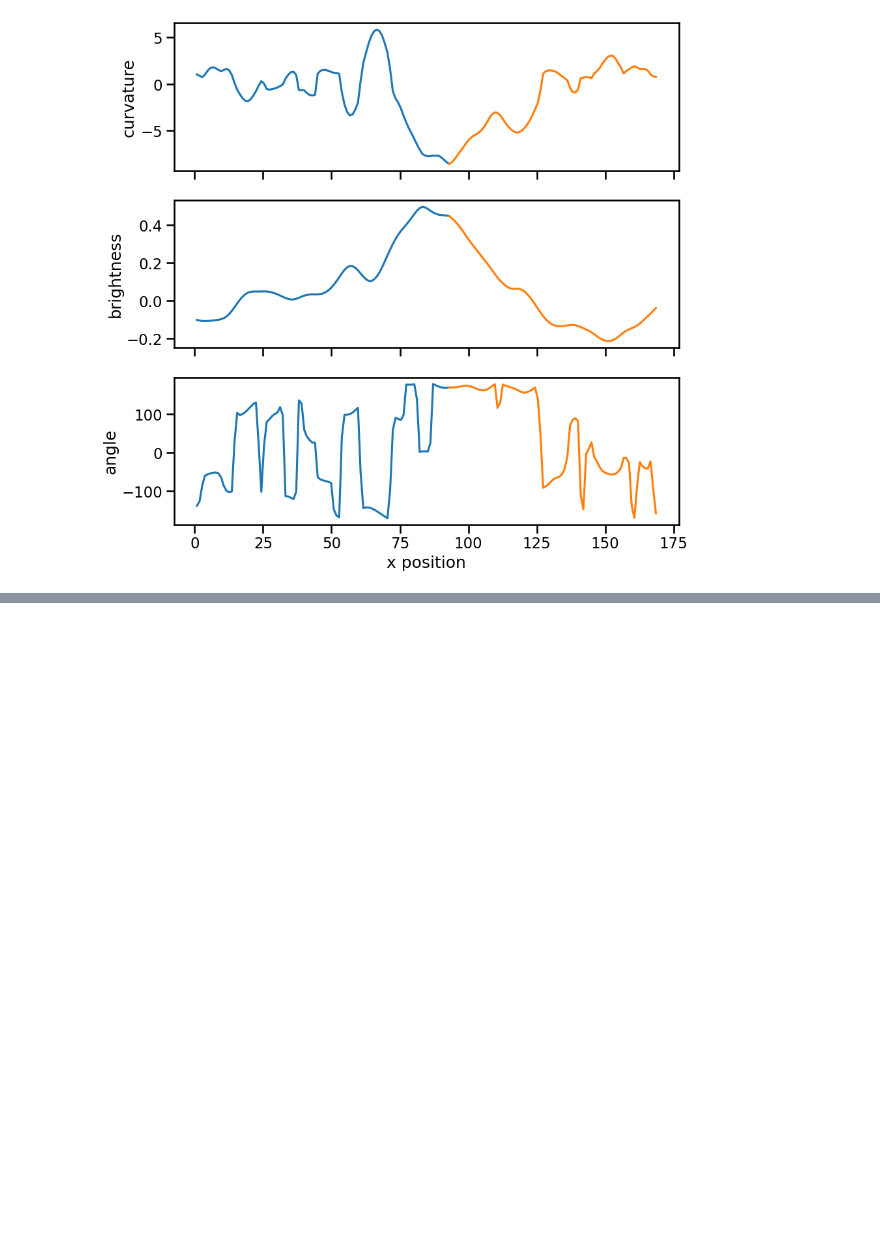
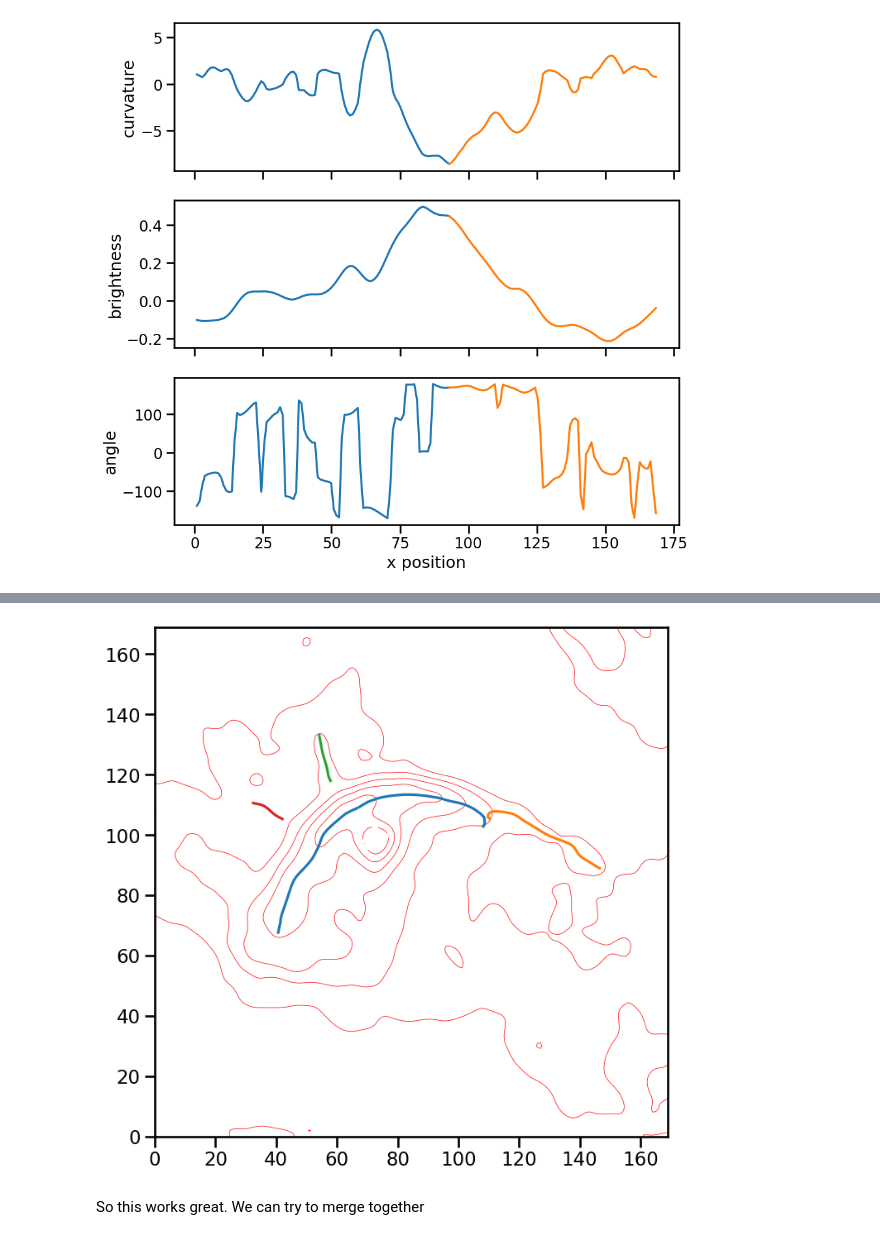
Before and after one commit to div-B-equals-0/ridge-trace, a Jupyter notebook: notebooks/design00.ipynb, the cells around one changed output, grey strips where cells are left out. Drawn from its saved outputs; the diff is of its cells as text; code cells hidden in the pictures; blank space fills up the shorter version.

```diff
--- a/notebooks/design00.ipynb
+++ b/notebooks/design00.ipynb
@@ -100,0 +120,5 @@ We are going to need a function to interpolate from the grid to an arbitrary poi
+# %%
+from contourpy import contour_generator
+cont_gen = contour_generator(z=np.where(mask, ic.grad1, np.nan), quad_as_tri=True)
+# %%
+lines = cont_gen.lines(0.0)
@@ -100,0 +127,3 @@ We are going to need a function to interpolate from the grid to an arbitrary poi
+# %%
+lines.sort(key=len, reverse=True)
+lines[:3]
@@ -100,0 +148,12 @@ We are going to need a function to interpolate from the grid to an arbitrary poi
+# %%
+fig, ax = plt.subplots(figsize=(8, 8))
+ax.contour(ic.image, levels=levels, colors="red", linewidths=0.5)
+for line in lines[:4]:
+    x, y = zip(*line)
+    ax.plot(x, y)
+
+...;
+# %% [output]
+[figure, added]
+# %% [markdown]
+So this works great. We can try to merge together
```
Also changed, not shown: parts of 15 cells of this notebook, 9 other files.
